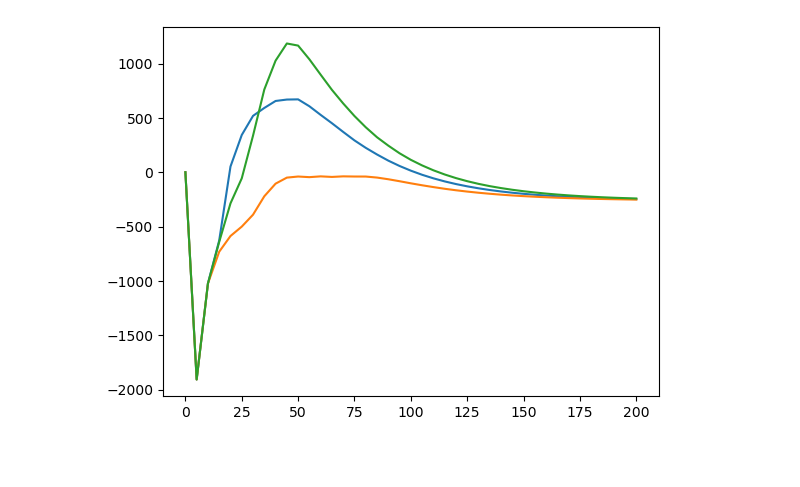
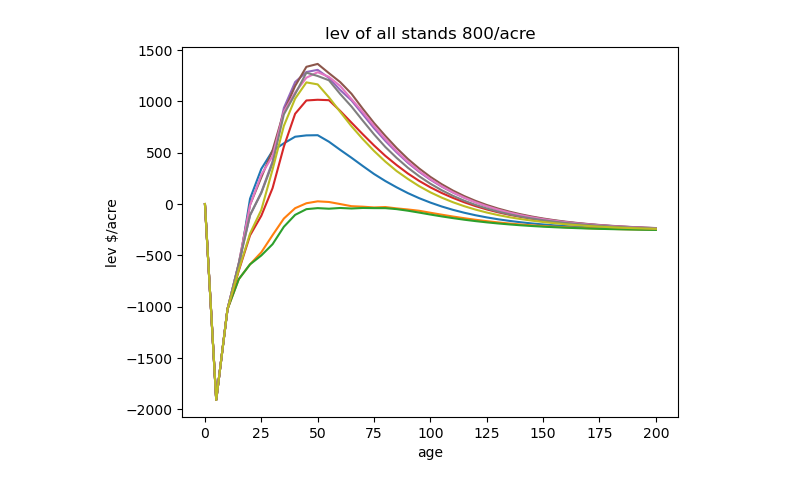
Before and after one commit to c0dama/plantations, a Jupyter notebook: plantations.ipynb, the cells around one changed output. Cells and saved outputs as stored; diff of their text form; code cells hidden in the pictures; blank space fills up the shorter version.

```diff
--- a/plantations.ipynb
+++ b/plantations.ipynb
@@ -31,65 +31,47 @@ ll400_wo400 = pd.read_csv("/mnt/5A5136DD7377F658/rawdata/400LL_400WO.csv", delim
 ll200_wo600 = pd.read_csv("/mnt/5A5136DD7377F658/rawdata/200LL_600WO.csv", delimiter = ";")
 
 stands = [ll_800, sg_800, wo_800, ll200_sg600, ll400_sg400, ll600_sg200, ll600_wo200, ll400_wo400, ll200_wo600]
-stands_leg = ["ll_800", "sg_800", "wo_800", "ll200_sg600", "ll400_sg400", "ll600_sg200", "ll600_wo200", "ll400_wo400", "ll200_wo600"]
-stands_wo = [ll_800, wo_800, ll200_wo600]
+stands_sg = [ll_800, ll600_sg200, ll400_sg400, ll200_sg600, sg_800]
+stands_wo = [ll_800, ll600_wo200, ll400_wo400, ll200_wo600,  wo_800]
 
 
-def lev(*stands):
-    for stand in stands:
+def lev(graphtitle, *args):
+    for stand in args:
         stand_list = list(stand)
         stand.insert(loc=1, column="age", value=[i for i in range(0, 205, 5)])
         if len(stand_list) > 6:
             stand["ll_pulp"] = stand.iloc[:,3] - stand.iloc[:,6]
             stand["hw_pulp"] = stand.iloc[:,4] - stand.iloc[:,7]
             stand["revenue"] = stand.iloc[:,6] * ll_timber + stand.iloc[:,6] * hw_timber + stand.iloc[:,8] * ll_pulp + stand.iloc[:,9] * hw_pulp
             stand["faustmann"] = stand[["revenue", "age"]].apply(lambda x: faustmann(x["revenue"], x["age"]), axis=1)
         else:
             stand["pulp"] = stand.iloc[:,3] - stand.iloc[:,5]
             if stand.iloc[3,2] == 0:
                 stand["revenue"] = stand.iloc[:,5] * hw_timber + stand.iloc[:,6] * hw_pulp
             else:
                 stand["revenue"] = stand.iloc[:,5] * ll_timber + stand.iloc[:,6] * ll_pulp
             stand["faustmann"] = stand[["revenue", "age"]].apply(lambda x: faustmann(x["revenue"], x["age"]), axis=1)
         plt.plot(stand["age"], stand["faustmann"])
-#for stand in stands:
-   # stand_list = list(stand)
-   # stand.insert(loc=1, column="age", value=[i for i in range(0, 205, 5)])
-#if len(stand_list) > 6:
-    #    stand["ll_pulp"] = stand.iloc[:,3] - stand.iloc[:,6]
-  #      stand["hw_pulp"] = stand.iloc[:,4] - stand.iloc[:,7]
-   ##     stand["revenue"] = stand.iloc[:,6] * ll_timber + stand.iloc[:,6] * hw_timber + stand.iloc[:,8] * ll_pulp + stand.iloc[:,9] * hw_pulp
-   #     stand["faustmann"] = stand[["revenue", "age"]].apply(lambda x: faustmann(x["revenue"], x["age"]), axis=1)
-#    else:
-  #      stand["pulp"] = stand.iloc[:,3] - stand.iloc[:,5]
-   #     if stand.iloc[3,2] == 0:
-    #        stand["revenue"] = stand.iloc[:,5] * hw_timber + stand.iloc[:,6] * hw_pulp
-    #    else:
-    #        stand["revenue"] = stand.iloc[:,5] * ll_timber + stand.iloc[:,6] * ll_pulp
-    #    stand["faustmann"] = stand[["revenue", "age"]].apply(lambda x: faustmann(x["revenue"], x["age"]), axis=1)
-
-    #fig, ax = plt.subplots()
- #   plt.plot(stand["age"], stand["faustmann"], label = (i for i in stands_leg))
-   # plt.xlabel("age")
-   # plt.ylabel("faustmann")
-   # plt.legend()
+        plt.xlabel("age")
+        plt.ylabel("lev $/acre")
+        plt.title(graphtitle)
     #ax.plot(data = stand, x = "age", y = "faustmann", legend = "full")
     #fig, ax = sns.lineplot(data = stand, x = "age", y = "faustmann", legend = "full")
     #ax.ylabel('revenue in $/acre')
     #plt.title("revenue of stands by faustmann")
     #ax.legend()
 
-#print(stands_dic.keys)
+
 
 #sns.lineplot(data = wo_df["true volume"], marker = "o")
 #ax2 = plt.twinx()
 #sns.lineplot(data = wo_df["arithmetic"], marker = "o", ax= ax2)
 
 #print(wo_arithmetic)
 #wo_df.head()
 
-lev(*stands_wo)
+lev("lev of all stands 800/acre", *stands)
 # %% [output]
-[figure, old version]
+[figure, new version]
 # %%
 
```
Also changed, not shown: parts of 3 cells of this notebook.
